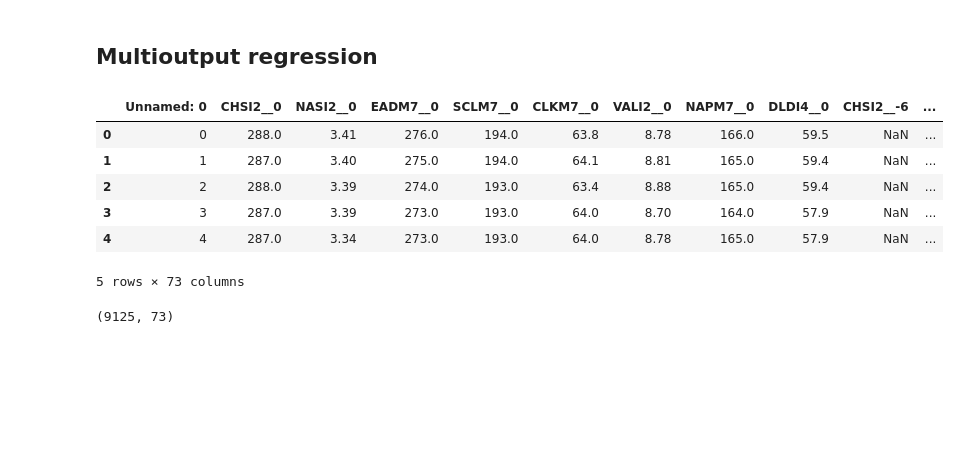
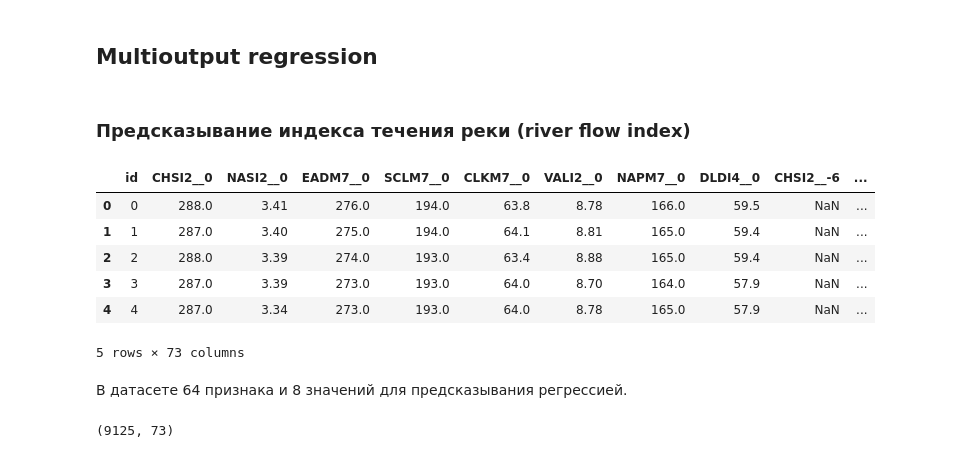
Before and after one commit to katevi/Introduction-to-ML, a Jupyter notebook: lab3/multiclass_classification_multioutput_regression.ipynb, the cells around one changed output. Cells and saved outputs as stored; diff of their text form; code cells hidden in the pictures; blank space fills up the shorter version.

```diff
--- a/lab3/multiclass_classification_multioutput_regression.ipynb
+++ b/lab3/multiclass_classification_multioutput_regression.ipynb
@@ -635,17 +635,22 @@ predict
 - Наиболее медленно обучалась модель с использованием построения дерева решений -- время ее обучения для каждой стратегии занимало более 20 секунд. Преимущественно наиболее высокую точность на тестовой выборке дала стратегия One vs One, а наиболее плохую стратегия OutputCode.
 # %% [markdown]
 ## Multioutput regression
+# %% [markdown]
+### Предсказывание индекса течения реки (river flow index)
 # %%
 df = pd.read_csv('./rf1.csv')
+df=df.rename(columns={'Unnamed: 0' : 'id'})
 df.head()
 # %% [output]
-|  | Unnamed: 0 | CHSI2__0 | NASI2__0 | EADM7__0 | SCLM7__0 | CLKM7__0 | VALI2__0 | NAPM7__0 | DLDI4__0 | CHSI2__-6 | ... |
+|  | id | CHSI2__0 | NASI2__0 | EADM7__0 | SCLM7__0 | CLKM7__0 | VALI2__0 | NAPM7__0 | DLDI4__0 | CHSI2__-6 | ... |
 | 0 | 0 | 288.0 | 3.41 | 276.0 | 194.0 | 63.8 | 8.78 | 166.0 | 59.5 | NaN | ... |
 | 1 | 1 | 287.0 | 3.40 | 275.0 | 194.0 | 64.1 | 8.81 | 165.0 | 59.4 | NaN | ... |
 | 2 | 2 | 288.0 | 3.39 | 274.0 | 193.0 | 63.4 | 8.88 | 165.0 | 59.4 | NaN | ... |
 | 3 | 3 | 287.0 | 3.39 | 273.0 | 193.0 | 64.0 | 8.70 | 164.0 | 57.9 | NaN | ... |
 | 4 | 4 | 287.0 | 3.34 | 273.0 | 193.0 | 64.0 | 8.78 | 165.0 | 57.9 | NaN | ... |
 5 rows × 73 columns
+# %% [markdown]
+В датасете 64 признака и 8 значений для предсказывания регрессией.
 # %%
 df.shape
 # %% [output]
```
Also changed, not shown: parts of 30 cells of this notebook, 2 other files.
